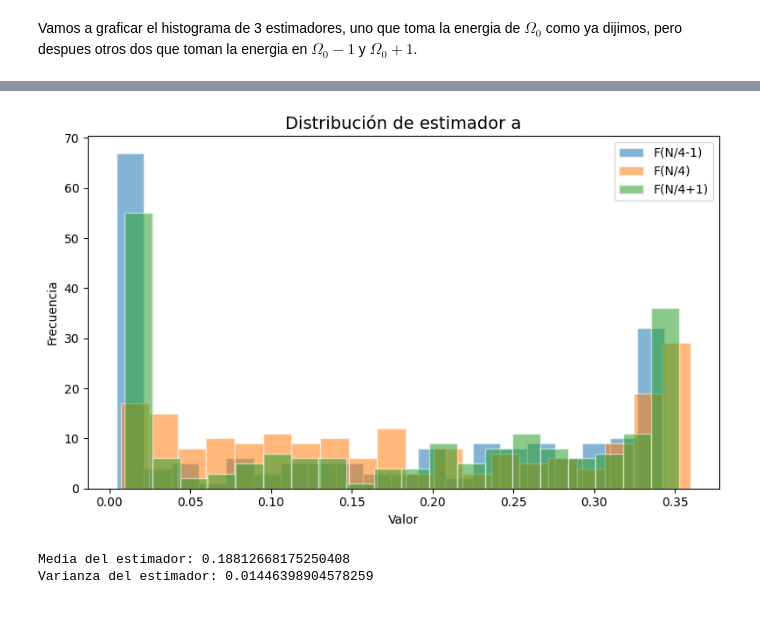
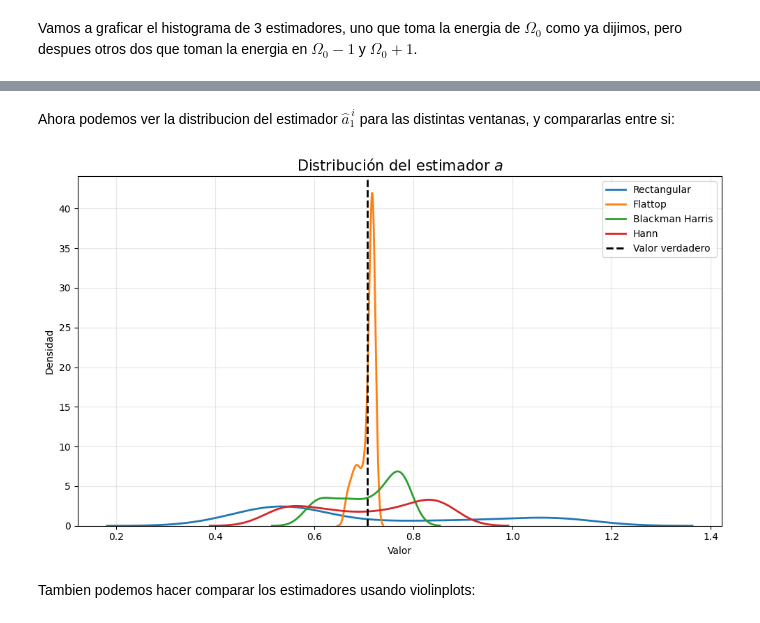
Before and after one commit to tomzuran/PDS2026, a Jupyter notebook: est_espectral2.ipynb, the cells around one changed output, grey strips where cells are left out. Saved outputs shown, nothing was run; the diff lists cells and outputs as text; code cells hidden in the pictures.

```diff
--- a/est_espectral2.ipynb
+++ b/est_espectral2.ipynb
@@ -102,6 +104,8 @@ Omega1 = Omega1.reshape((realizaciones,1))
 
 ang =  Omega1 * np.arange(N).reshape((1,N))
 x = np.sqrt(2) * np.sin(ang) + na
+
+x10db = x
 # %% [markdown]
 Podemos ver el tamaño de la matriz resultante para verificar que las multiplicaciones son correctas (por lo menos en las dimensiones):
 # %%
@@ -192,0 +245,17 @@ plt.show()
+# %%
+def calcular_estimador_a(x, N, ventana = None, eliminar_sesgo = True, correccion = np.sqrt(2)/2):
+    if ventana != None:
+        x_ventaneado = x * ventana(N)
+    else:
+        x_ventaneado = x
+
+    x_fft = np.fft.fft(x_ventaneado, axis=1)
+    x_fft_abs = np.abs(x_fft)/N
+
+    estimador = x_fft_abs[:,int(N/4)]
+
+    if eliminar_sesgo:
+        sesgo = np.mean(estimador) - correccion
+        estimador = estimador - sesgo
+
+    return estimador
@@ -193,28 +363,46 @@ plt.show()
+# %% [markdown]
+Ahora podemos ver la distribucion del estimador $\hat{a}_1^{\,i}$ para las distintas ventanas, y compararlas entre si:
 # %%
-flattop = scipy.signal.windows.hann(N)
-x_flattop = x * flattop
+estimador_a_ft = calcular_estimador_a(x10db, N, flattop)
+estimador_a_bmh = calcular_estimador_a(x10db, N, blackmanharris)
+estimador_a_hann = calcular_estimador_a(x10db, N, hann)
 
-x_fft_ft = np.fft.fft(x_flattop, axis=1)
-x_fft_ft_abs = np.abs(x_fft_ft)/N
+import seaborn as sns
 
-estimador_a_1 = (x_fft_ft_abs[:,int(N/4-1)])
-estimador_a = (x_fft_ft_abs[:,int(N/4)])
-estimador_a1 = (x_fft_ft_abs[:,int(N/4+1)])
-plt.figure(figsize=(8, 5))
-plt.hist(estimador_a_1, label="F(N/4-1)", bins=20, edgecolor='white', alpha=0.55)
-plt.hist(estimador_a, label="F(N/4)",bins = 20, edgecolor='white', alpha=0.55)
-plt.hist(estimador_a1, label="F(N/4+1)", bins=20, edgecolor='white', alpha=0.55)
-plt.title('Distribución de estimador a', fontsize=14)
+plt.figure(figsize=(10, 6))
+
+sns.kdeplot(estimador_a_corregido,
+            linewidth=2,
+            label='Rectangular')
+
+sns.kdeplot(estimador_a_ft,
+            linewidth=2,
+            label='Flattop')
+
+sns.kdeplot(estimador_a_bmh,
+            linewidth=2,
+            label='Blackman Harris')
+
+sns.kdeplot(estimador_a_hann,
+            linewidth=2,
+            label='Hann')
+
+plt.axvline(np.sqrt(2)/2,
+            linestyle='--',
+            linewidth=2,
+            color='black',
+            label='Valor verdadero')
+
+plt.title('Distribución del estimador $a$', fontsize=15)
 plt.xlabel('Valor')
-plt.ylabel('Frecuencia')
+plt.ylabel('Densidad')
+
+plt.grid(alpha=0.3)
+plt.legend()
 plt.tight_layout()
-plt.legend()
+
 plt.show()
-
-
-print(f"Media del estimador: {np.mean(estimador_a)}")
-print(f"Varianza del estimador: {np.var(estimador_a)}")
 # %% [output]
-[figure, old version]
+[figure, new version]
-Media del estimador: 0.18812668175250408
-Varianza del estimador: 0.01446398904578259
+# %% [markdown]
+Tambien podemos hacer comparar los estimadores usando violinplots:
```
Also changed, not shown: parts of 38 cells of this notebook.
